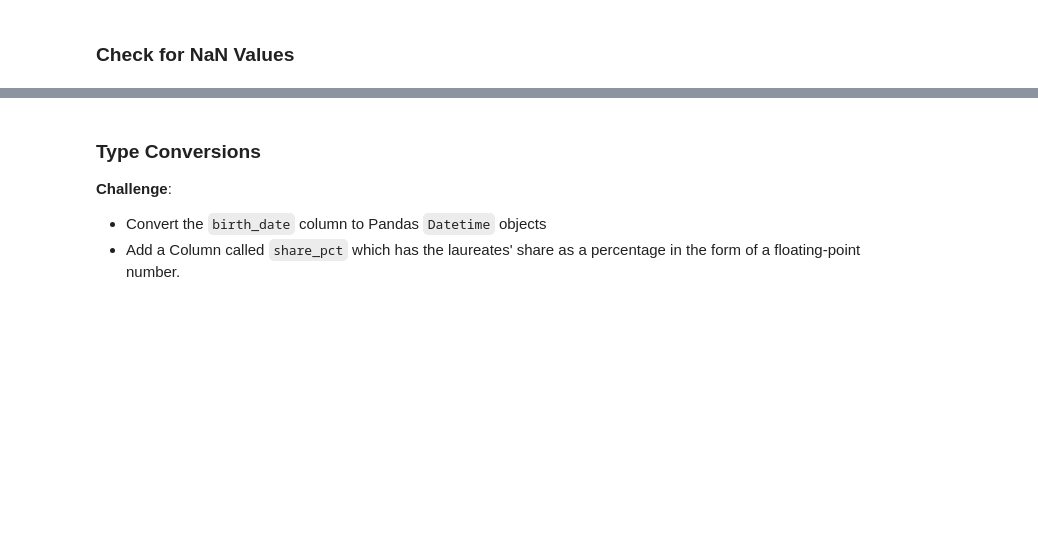
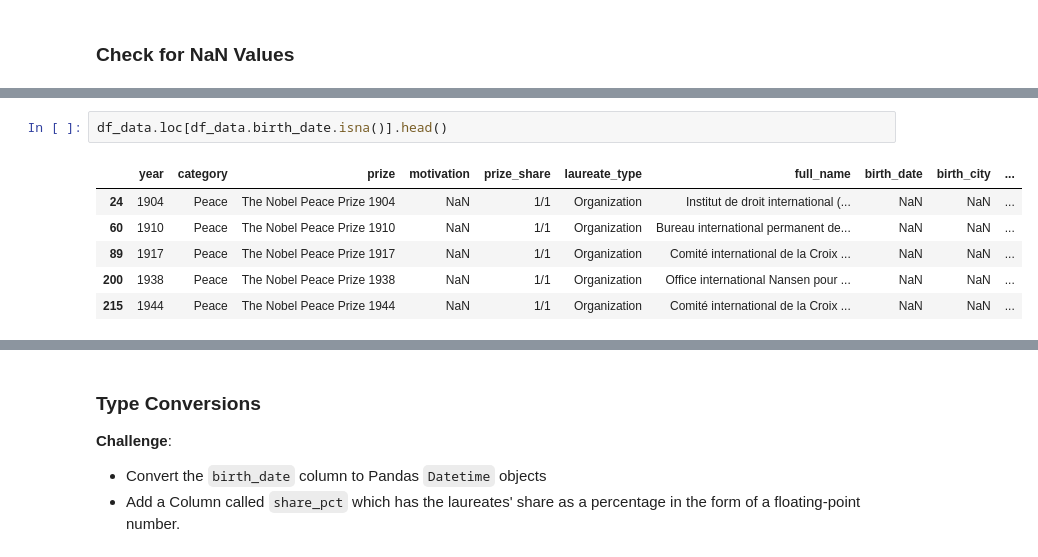
Before and after one commit to Xor01/Analyze-NobelPrize-dataset, a Jupyter notebook: Nobel_Prize_Analysis.ipynb, the cells around one changed output, grey strips where cells are left out. Cells and saved outputs as stored; diff of their text form; blank space fills up the shorter version.

```diff
--- a/Nobel_Prize_Analysis.ipynb
+++ b/Nobel_Prize_Analysis.ipynb
@@ -78,0 +107,9 @@ df_data.head()
+# %%
+df_data.loc[df_data.birth_date.isna()].head()
+# %% [output]
+|  | year | category | prize | motivation | prize_share | laureate_type | full_name | birth_date | birth_city | ... |
+| 24 | 1904 | Peace | The Nobel Peace Prize 1904 | NaN | 1/1 | Organization | Institut de droit international (... | NaN | NaN | ... |
+| 60 | 1910 | Peace | The Nobel Peace Prize 1910 | NaN | 1/1 | Organization | Bureau international permanent de... | NaN | NaN | ... |
+| 89 | 1917 | Peace | The Nobel Peace Prize 1917 | NaN | 1/1 | Organization | Comité international de la Croix ... | NaN | NaN | ... |
+| 200 | 1938 | Peace | The Nobel Peace Prize 1938 | NaN | 1/1 | Organization | Office international Nansen pour ... | NaN | NaN | ... |
+| 215 | 1944 | Peace | The Nobel Peace Prize 1944 | NaN | 1/1 | Organization | Comité international de la Croix ... | NaN | NaN | ... |
```
Also changed, not shown: parts of 5 cells of this notebook.
